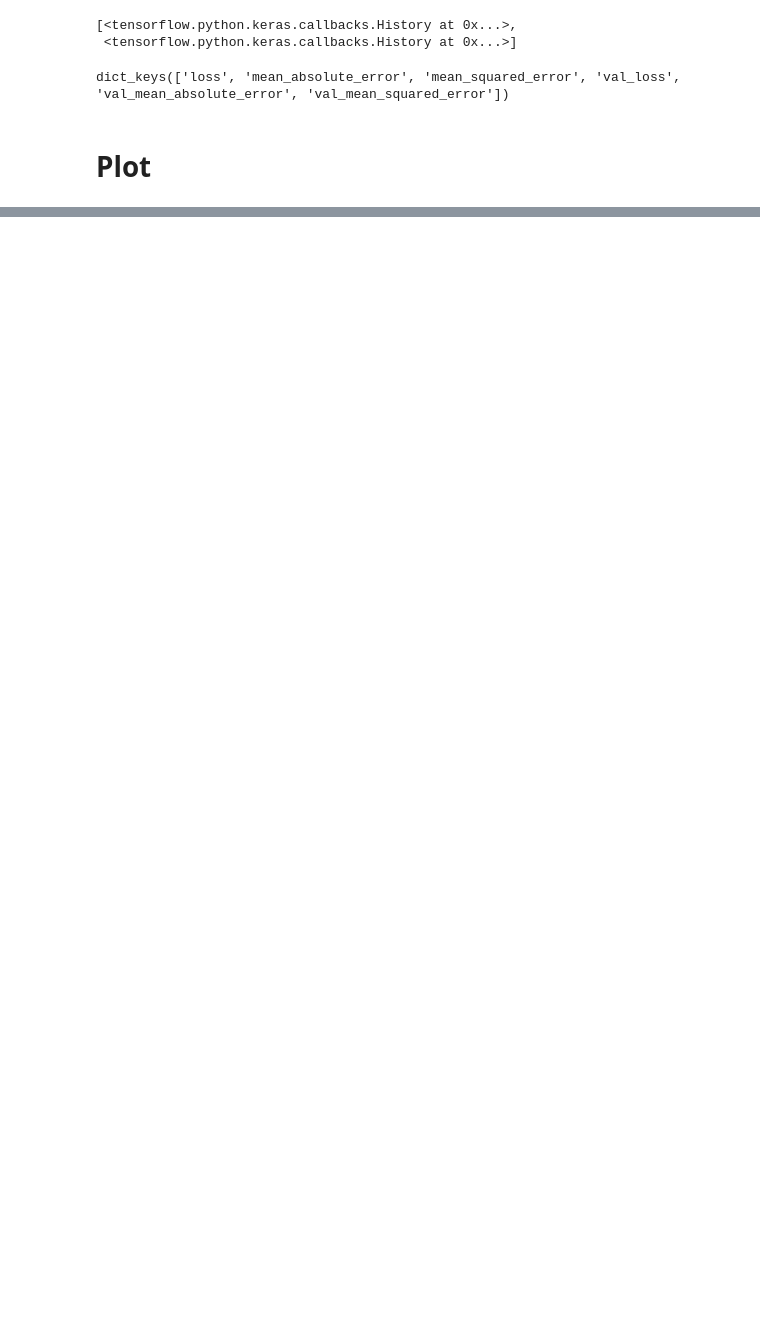
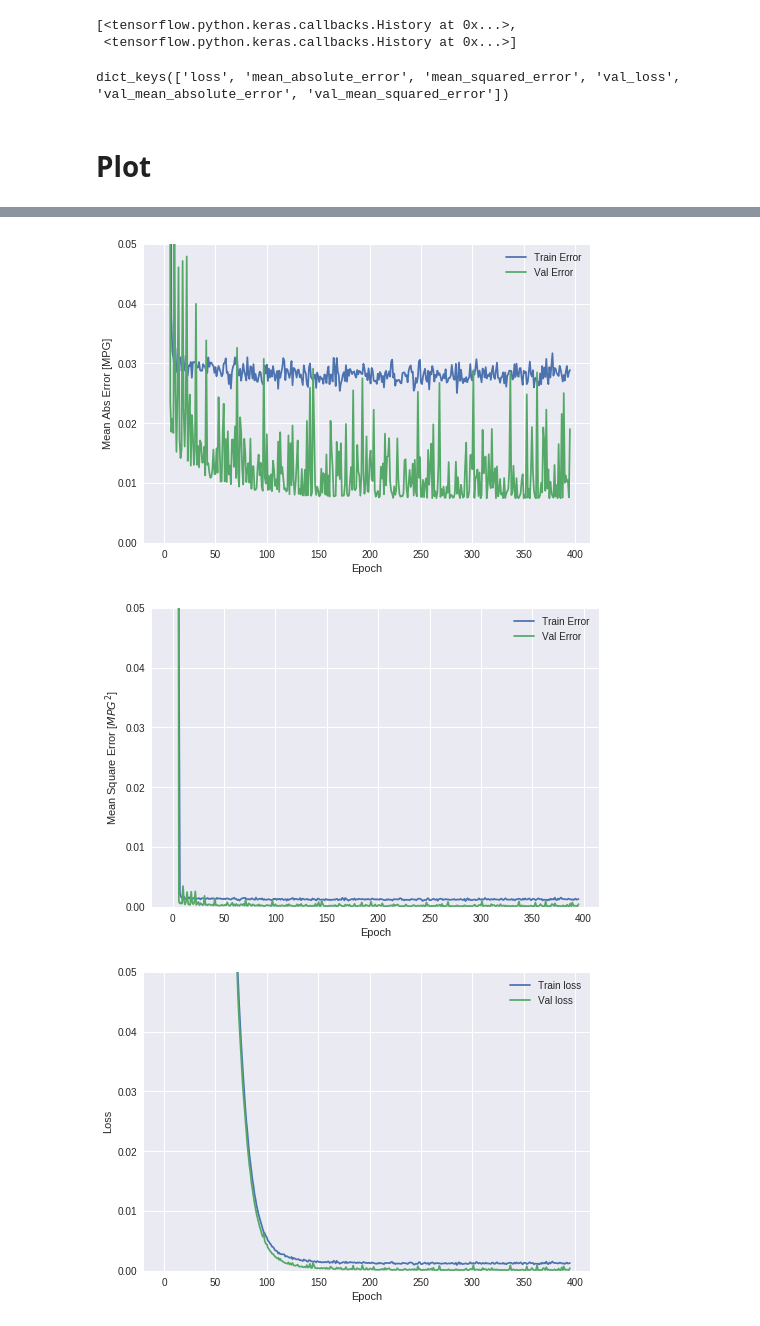
Before and after one commit to polinominom/deep_learning_exercises, a Jupyter notebook: tensorflow/timeseries_forecasting_exercises/daily_1980_2018_fx_forecast.ipynb, the cells around one changed output, grey strips where cells are left out. Drawn from its saved outputs; the diff is of its cells as text; code cells hidden in the pictures; blank space fills up the shorter version.

```diff
--- a/tensorflow/timeseries_forecasting_exercises/daily_1980_2018_fx_forecast.ipynb
+++ b/tensorflow/timeseries_forecasting_exercises/daily_1980_2018_fx_forecast.ipynb
@@ -851,3 +851,9 @@ plot_history(histories[0])
+# %%
+plot_history(histories[1])
+# %% [output]
+[figure, added]
+[figure, added]
+[figure, added]
 # %%
 r = X_test
 t = Y_test
```
Also changed, not shown: parts of 11 cells of this notebook.
